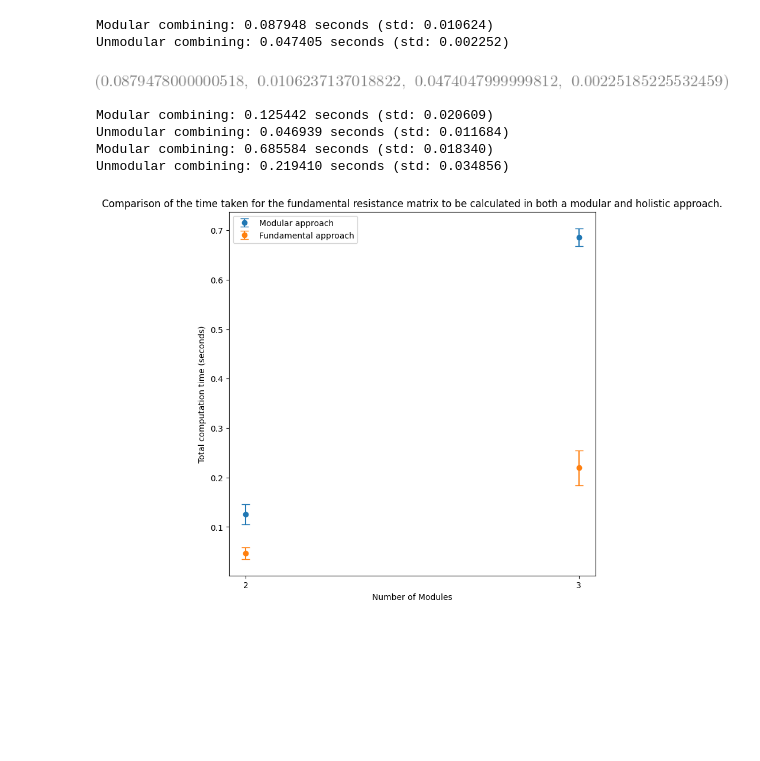
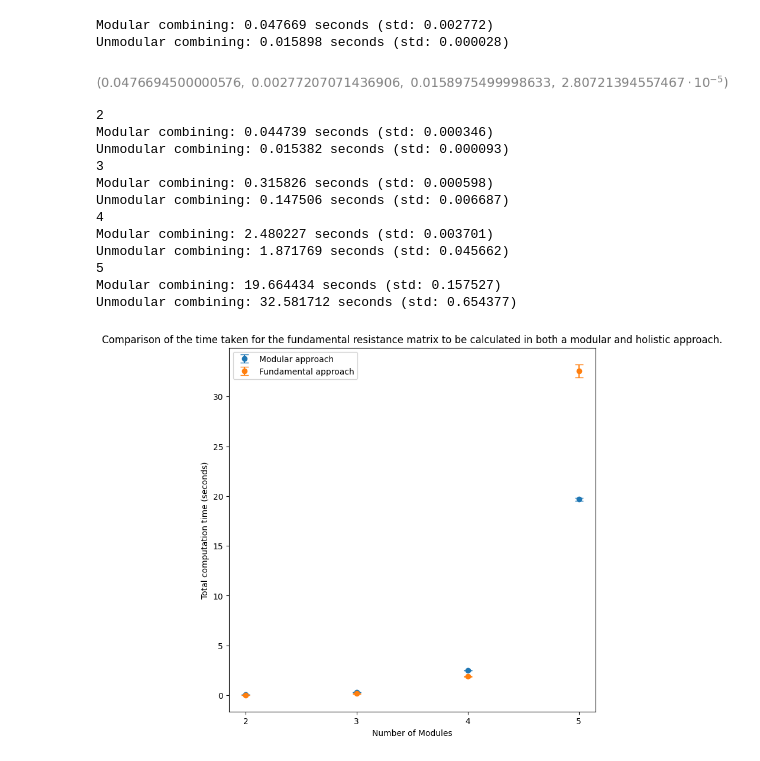
Before and after one commit to FTurci/conductance-chem-net, a Jupyter notebook: students/Jed/looping_example.ipynb, the cells around one changed output. Cells and saved outputs as stored; diff of their text form; code cells hidden in the pictures; blank space fills up the shorter version.

```diff
--- a/students/Jed/looping_example.ipynb
+++ b/students/Jed/looping_example.ipynb
@@ -65,7 +65,7 @@ def looping_function(num_modules, num_internal_species, num_pins, stoich_matrix)
     import time
     import statistics
 
-    def time_stats(func, n=10, *args, **kwargs):
+    def time_stats(func, n=5, *args, **kwargs):
         times = []
         for _ in range(n):
             start = time.perf_counter()
@@ -108,39 +108,48 @@ num_pins = 1
 
 looping_function(num_modules, num_internal_species, num_pins, stoich_matrix)
 # %% [output]
-Modular combining: 0.087948 seconds (std: 0.010624)
-Unmodular combining: 0.047405 seconds (std: 0.002252)
+Modular combining: 0.047669 seconds (std: 0.002772)
+Unmodular combining: 0.015898 seconds (std: 0.000028)
-[figure, old version]
+[figure, new version]
 # %%
 modular_mean_times = []
 unmodular_mean_times = []
 modular_std_times = []
 unmodular_std_times = []
-
+max_num_modules = 5
 list_of_i = []
-for i in range(4):
-    if i<2:
+for i in range(max_num_modules):
+    if i<1:
         continue
-    list_of_i.append(i)
-    modular_mean_time, modular_std_time, unmodular_mean_time, unmodular_std_time = looping_function(i, num_internal_species, num_pins, stoich_matrix)
+    print(i+1)
+    list_of_i.append(i+1)
+    modular_mean_time, modular_std_time, unmodular_mean_time, unmodular_std_time = looping_function(i+1, num_internal_species, num_pins, stoich_matrix)
     modular_mean_times.append(modular_mean_time)
     unmodular_mean_times.append(unmodular_mean_time)
     modular_std_times.append(modular_std_time)
     unmodular_std_times.append(unmodular_std_time)
 import matplotlib.pyplot as plt
 
 plt.errorbar(list_of_i, modular_mean_times, yerr=modular_std_times, fmt='o', capsize=5, label="Modular approach")
 plt.errorbar(list_of_i, unmodular_mean_times, yerr=unmodular_std_times, fmt='o', capsize=5, label = "Fundamental approach")
 plt.xticks(list_of_i)
 
 plt.xlabel("Number of Modules")
 plt.ylabel("Total computation time (seconds)")
 plt.title("Comparison of the time taken for the fundamental resistance matrix to be calculated in both a modular and holistic approach.")
 plt.legend()
 plt.show()
 # %% [output]
-Modular combining: 0.125442 seconds (std: 0.020609)
-Unmodular combining: 0.046939 seconds (std: 0.011684)
-Modular combining: 0.685584 seconds (std: 0.018340)
-Unmodular combining: 0.219410 seconds (std: 0.034856)
+2
+Modular combining: 0.044739 seconds (std: 0.000346)
+Unmodular combining: 0.015382 seconds (std: 0.000093)
+3
+Modular combining: 0.315826 seconds (std: 0.000598)
+Unmodular combining: 0.147506 seconds (std: 0.006687)
+4
+Modular combining: 2.480227 seconds (std: 0.003701)
+Unmodular combining: 1.871769 seconds (std: 0.045662)
+5
+Modular combining: 19.664434 seconds (std: 0.157527)
+Unmodular combining: 32.581712 seconds (std: 0.654377)
-[figure, old version]
+[figure, new version]
```
